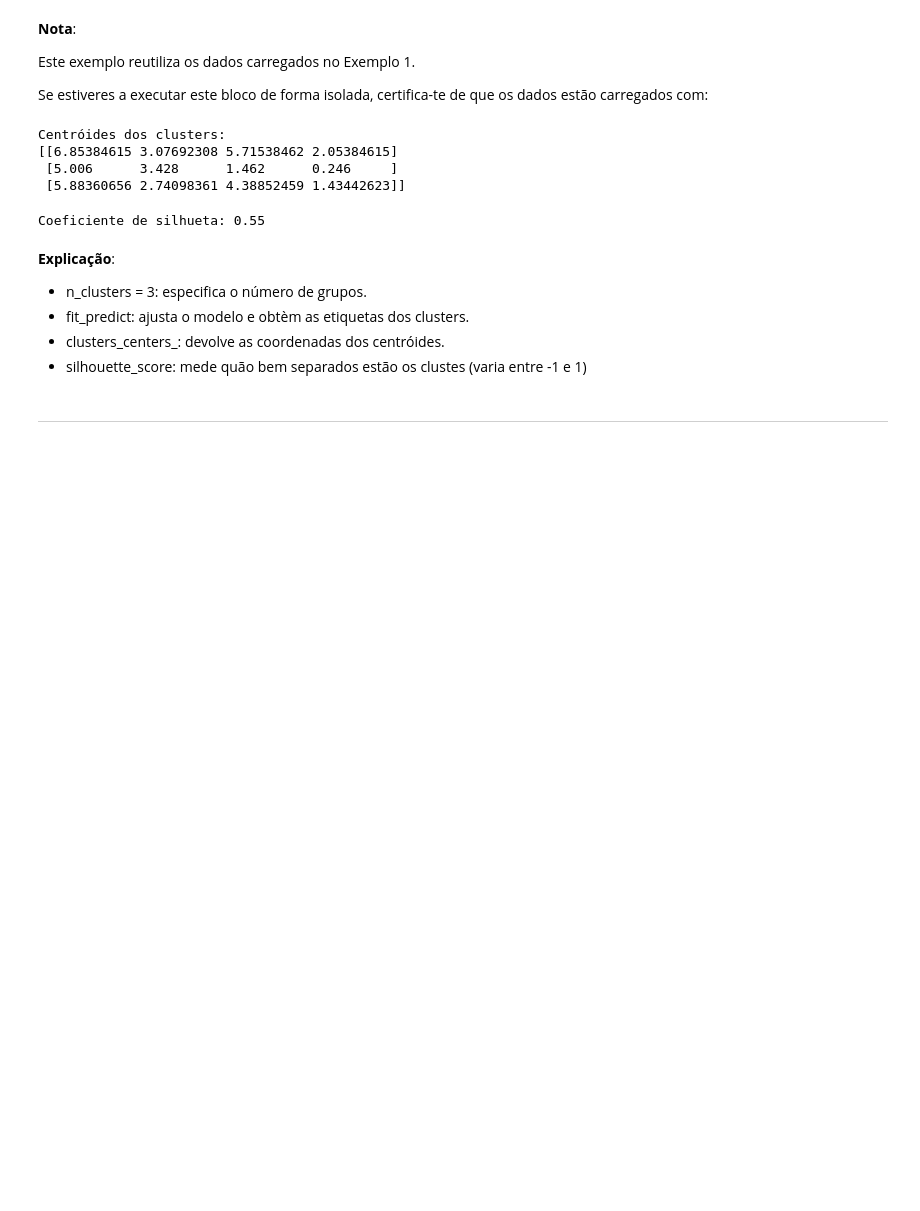
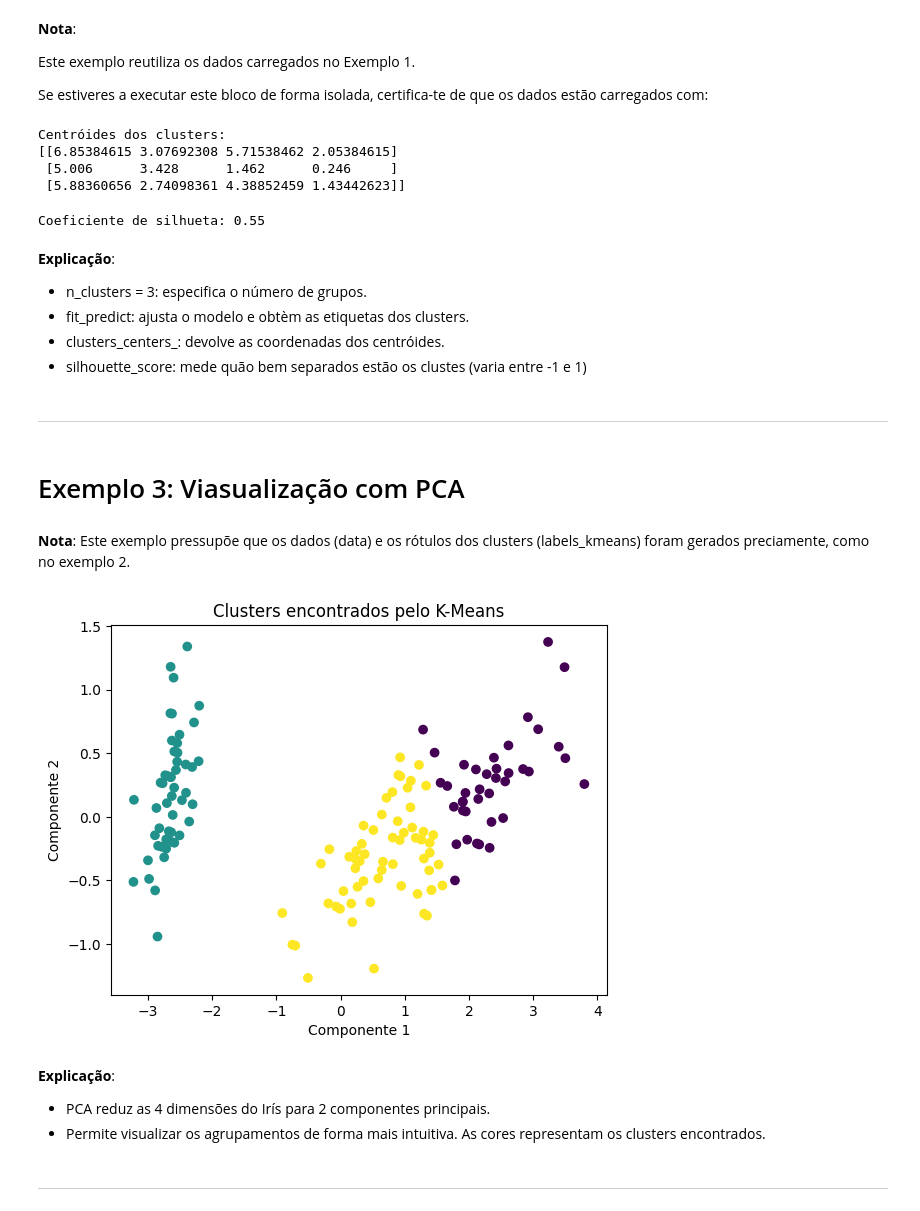
Before and after one commit to jpedrodias/FundamentosModelosAnaliticosPython, a Jupyter notebook: Week04/exemplos.ipynb, the cells around one changed output. Saved outputs shown, nothing was run; the diff lists cells and outputs as text; code cells hidden in the pictures; blank space fills up the shorter version.

Commit message:
adicionado o exemplo 3

```diff
--- a/Week04/exemplos.ipynb
+++ b/Week04/exemplos.ipynb
@@ -84,3 +84,39 @@ Coeficiente de silhueta: 0.55
 - silhouette_score: mede quão bem separados estão os clustes (varia entre -1 e 1)
 # %% [markdown]
 ---
+# %% [markdown]
+# Exemplo 3: Viasualização com PCA
+# %% [markdown]
+**Nota**: Este exemplo pressupõe que os dados (data) e os rótulos dos clusters (labels_kmeans) foram gerados preciamente, como no exemplo 2.
+# %%
+from sklearn.datasets import load_iris
+from sklearn.cluster import KMeans
+
+iris = load_iris()
+data = iris.data
+
+kmeans = KMeans(n_clusters=3, random_state=42)
+labels_kmeans = kmeans.fit_predict(data)
+# %%
+from sklearn.decomposition import PCA
+import matplotlib.pyplot as plt
+
+# Redução de dimensionalidade para visualização
+pca = PCA(n_components=2)
+data_2d = pca.fit_transform(data)
+
+# Visualizar clusters do K_Means
+plt.scatter(data_2d[:, 0], data_2d[:, 1], c=labels_kmeans, cmap='viridis')
+plt.title('Clusters encontrados pelo K-Means')
+plt.xlabel('Componente 1')
+plt.ylabel('Componente 2')
+plt.show()
+# %% [output]
+[figure, added]
+# %% [markdown]
+**Explicação**:
+- PCA reduz as 4 dimensões do Irís para 2 componentes principais.
+- Permite visualizar os agrupamentos de forma mais intuitiva.
+As cores representam os clusters encontrados.
+# %% [markdown]
+---
```
